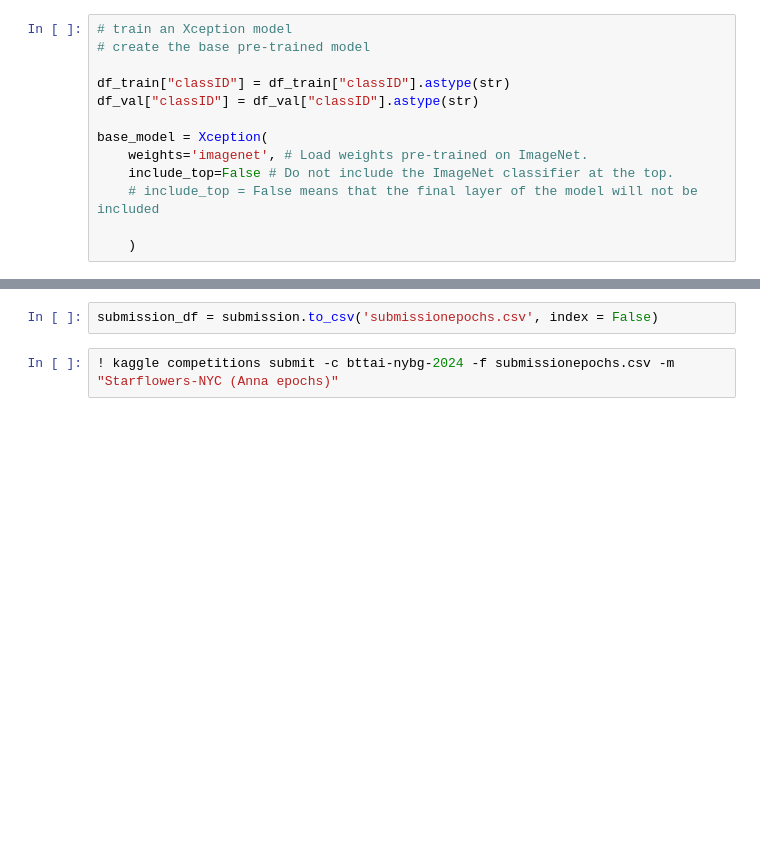
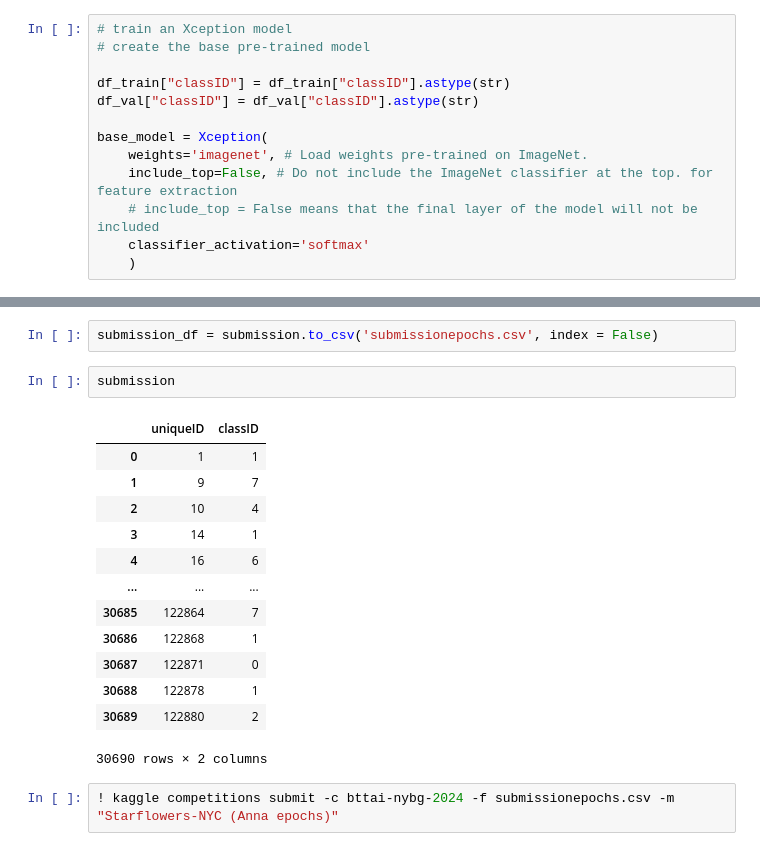
Before and after one commit to annahauk/NYBG, a Jupyter notebook: Anna/epochs.ipynb, the cells around one changed output, grey strips where cells are left out. Drawn from its saved outputs; the diff is of its cells as text; blank space fills up the shorter version.

```diff
--- a/Anna/epochs.ipynb
+++ b/Anna/epochs.ipynb
@@ -198,9 +198,9 @@ df_val["classID"] = df_val["classID"].astype(str)
 
 base_model = Xception(
     weights='imagenet', # Load weights pre-trained on ImageNet.
-    include_top=False # Do not include the ImageNet classifier at the top.
+    include_top=False, # Do not include the ImageNet classifier at the top. for feature extraction
     # include_top = False means that the final layer of the model will not be included
-
+    classifier_activation='softmax'
     )
 # %%
 # add a global spatial average pooling layer
@@ -375,6 +391,22 @@ submission = pd.DataFrame(
     'classID': predicted_classes})
 # %%
 submission_df = submission.to_csv('submissionepochs.csv', index = False)
+# %%
+submission
+# %% [output]
+|  | uniqueID | classID |
+| 0 | 1 | 1 |
+| 1 | 9 | 7 |
+| 2 | 10 | 4 |
+| 3 | 14 | 1 |
+| 4 | 16 | 6 |
+| ... | ... | ... |
+| 30685 | 122864 | 7 |
+| 30686 | 122868 | 1 |
+| 30687 | 122871 | 0 |
+| 30688 | 122878 | 1 |
+| 30689 | 122880 | 2 |
+30690 rows × 2 columns
 # %%
 ! kaggle competitions submit -c bttai-nybg-2024 -f submissionepochs.csv -m "Starflowers-NYC (Anna epochs)"
 # %% [output]
```
Also changed, not shown: parts of 5 cells of this notebook.
